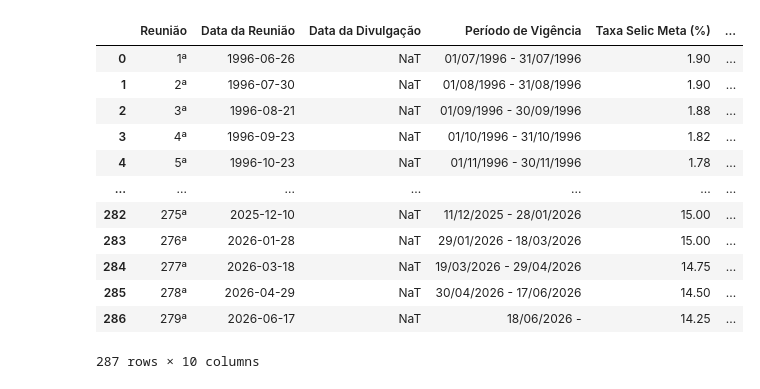
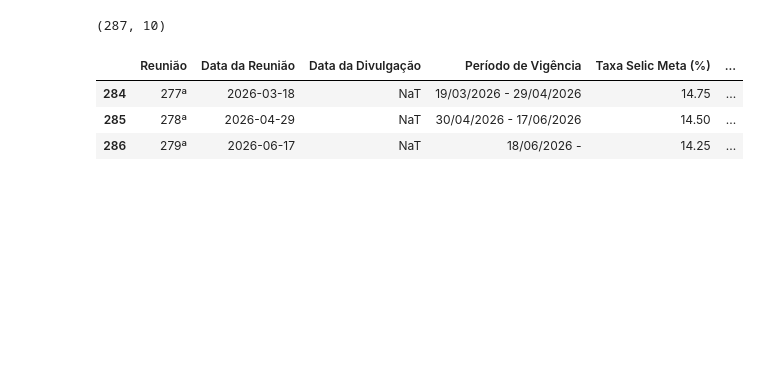
Before and after one commit to rianlucascs/financial_research, a Jupyter notebook: research/notebooks/01.01 selic.ipynb, the cells around one changed output. Drawn from its saved outputs; the diff is of its cells as text; code cells hidden in the pictures; blank space fills up the shorter version.

```diff
--- a/research/notebooks/01.01 overview_selic.ipynb
+++ b/research/notebooks/01.01 selic.ipynb
@@ -5,22 +6,17 @@ import plotly.express as px
 # %%
 # Ler os dados históricos de taxas de juros do Banco Central do Brasil (BCB) usando o leitor SQL.
 reader = ReaderSQLBCBHistoricoTaxasJuros()
 df = reader.read(start_date=None, end_date=None)
-df
+
+print(df.shape)
+
+df.tail(3)
 # %% [output]
+(287, 10)
 |  | Reunião | Data da Reunião | Data da Divulgação | Período de Vigência | Taxa Selic Meta (%) | ... |
-| 0 | 1ª | 1996-06-26 | NaT | 01/07/1996 - 31/07/1996 | 1.90 | ... |
-| 1 | 2ª | 1996-07-30 | NaT | 01/08/1996 - 31/08/1996 | 1.90 | ... |
-| 2 | 3ª | 1996-08-21 | NaT | 01/09/1996 - 30/09/1996 | 1.88 | ... |
-| 3 | 4ª | 1996-09-23 | NaT | 01/10/1996 - 31/10/1996 | 1.82 | ... |
-| 4 | 5ª | 1996-10-23 | NaT | 01/11/1996 - 30/11/1996 | 1.78 | ... |
-| ... | ... | ... | ... | ... | ... | ... |
-| 282 | 275ª | 2025-12-10 | NaT | 11/12/2025 - 28/01/2026 | 15.00 | ... |
-| 283 | 276ª | 2026-01-28 | NaT | 29/01/2026 - 18/03/2026 | 15.00 | ... |
 | 284 | 277ª | 2026-03-18 | NaT | 19/03/2026 - 29/04/2026 | 14.75 | ... |
 | 285 | 278ª | 2026-04-29 | NaT | 30/04/2026 - 17/06/2026 | 14.50 | ... |
 | 286 | 279ª | 2026-06-17 | NaT | 18/06/2026 - | 14.25 | ... |
-287 rows × 10 columns
 # %%
 # Gerar um gráfico de linha da evolução da Taxa Selic Meta (%) ao longo do tempo.
 df_plot = df.copy()
```
Also changed, not shown: parts of 1 cell of this notebook, 9 other files.
